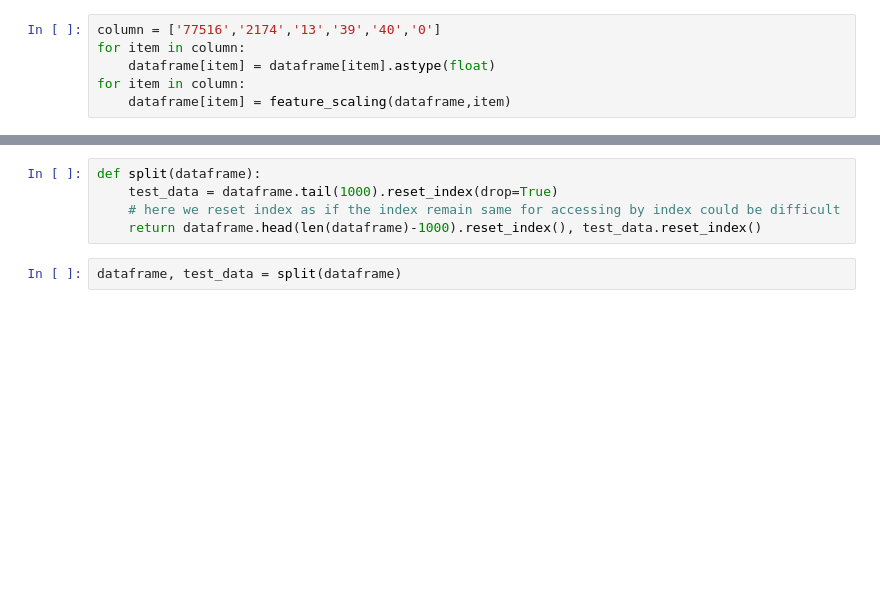
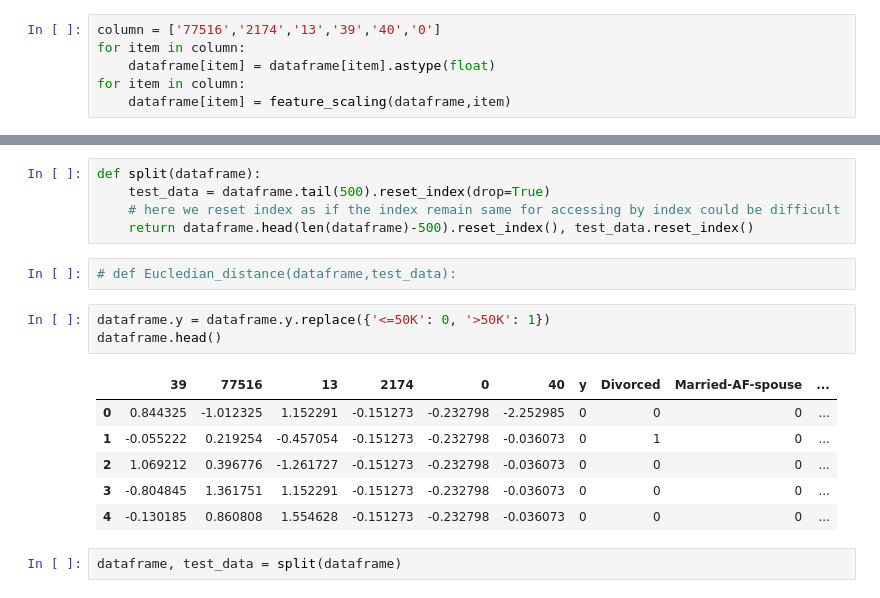
Before and after one commit to deepak5998/Bl-Machine, a Jupyter notebook: Week6/KNN algorithm/problem2/problem_2.ipynb, the cells around one changed output, grey strips where cells are left out. Drawn from its saved outputs; the diff is of its cells as text; blank space fills up the shorter version.

```diff
--- a/Week6/KNN algorithm/problem2/problem_2.ipynb
+++ b/Week6/KNN algorithm/problem2/problem_2.ipynb
@@ -142,8 +135,20 @@ dataframe.head()
 # %%
 def split(dataframe):
-    test_data = dataframe.tail(1000).reset_index(drop=True)
+    test_data = dataframe.tail(500).reset_index(drop=True)
     # here we reset index as if the index remain same for accessing by index could be difficult
-    return dataframe.head(len(dataframe)-1000).reset_index(), test_data.reset_index()
+    return dataframe.head(len(dataframe)-500).reset_index(), test_data.reset_index()
+# %%
+# def Eucledian_distance(dataframe,test_data):
+# %%
+dataframe.y = dataframe.y.replace({'<=50K': 0, '>50K': 1})
+dataframe.head()
+# %% [output]
+|  | 39 | 77516 | 13 | 2174 | 0 | 40 | y | Divorced | Married-AF-spouse | ... |
+| 0 | 0.844325 | -1.012325 | 1.152291 | -0.151273 | -0.232798 | -2.252985 | 0 | 0 | 0 | ... |
+| 1 | -0.055222 | 0.219254 | -0.457054 | -0.151273 | -0.232798 | -0.036073 | 0 | 1 | 0 | ... |
+| 2 | 1.069212 | 0.396776 | -1.261727 | -0.151273 | -0.232798 | -0.036073 | 0 | 0 | 0 | ... |
+| 3 | -0.804845 | 1.361751 | 1.152291 | -0.151273 | -0.232798 | -0.036073 | 0 | 0 | 0 | ... |
+| 4 | -0.130185 | 0.860808 | 1.554628 | -0.151273 | -0.232798 | -0.036073 | 0 | 0 | 0 | ... |
 # %%
 dataframe, test_data = split(dataframe)
 # %%
```
Also changed, not shown: parts of 10 cells of this notebook, 28 other files.
